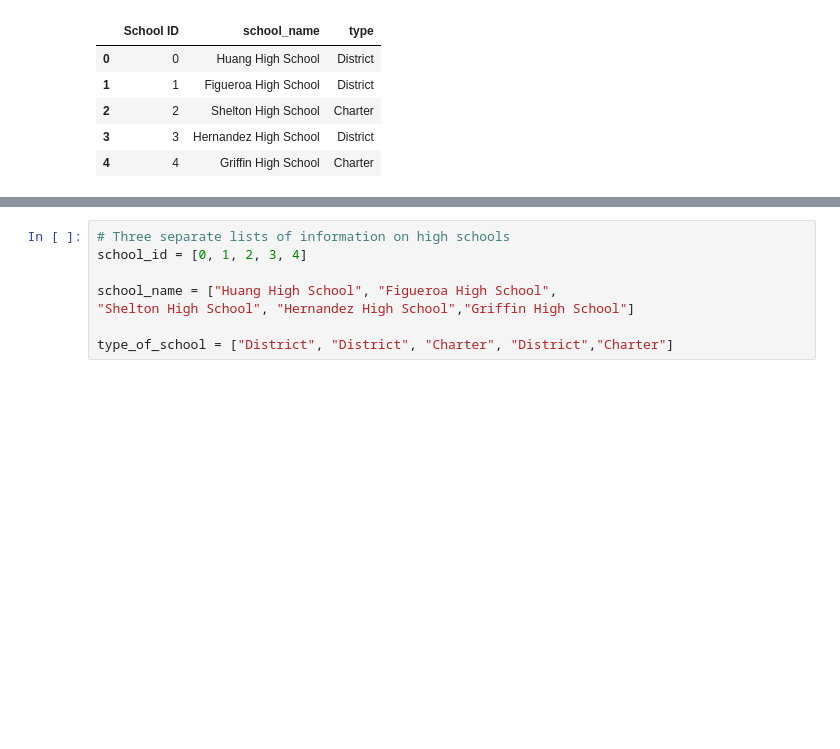
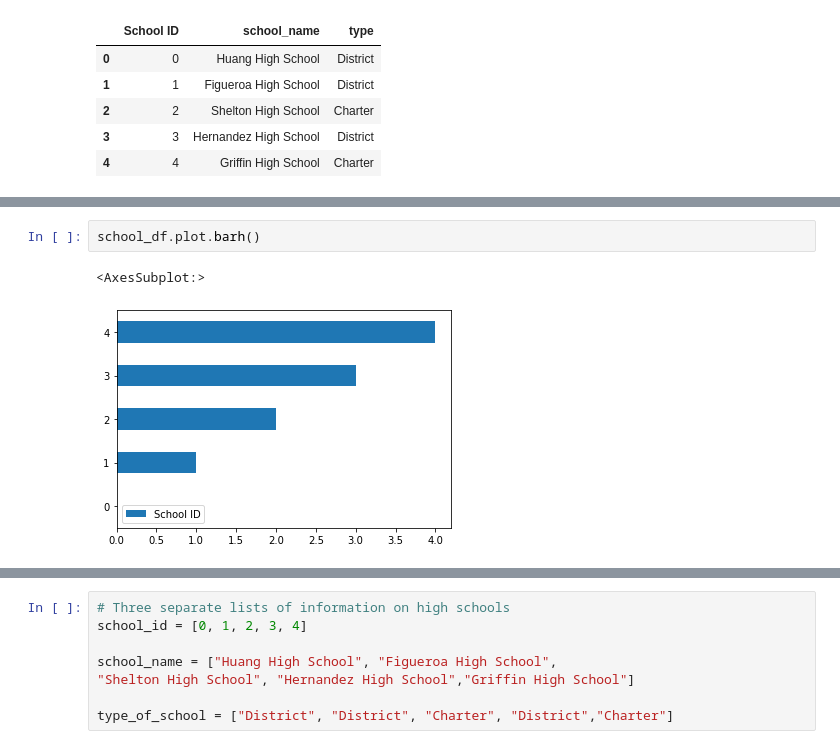
Before and after one commit to khend10/School_District_Analysis, a Jupyter notebook: pandas_practice.ipynb, the cells around one changed output, grey strips where cells are left out. Drawn from its saved outputs; the diff is of its cells as text; blank space fills up the shorter version.

```diff
--- a/pandas_practice.ipynb
+++ b/pandas_practice.ipynb
@@ -89,0 +118,5 @@ school_df
+# %%
+school_df.plot.barh()
+# %% [output]
+<AxesSubplot:>
+[figure, added]
```
Also changed, not shown: parts of 7 cells of this notebook, 4 other files.
